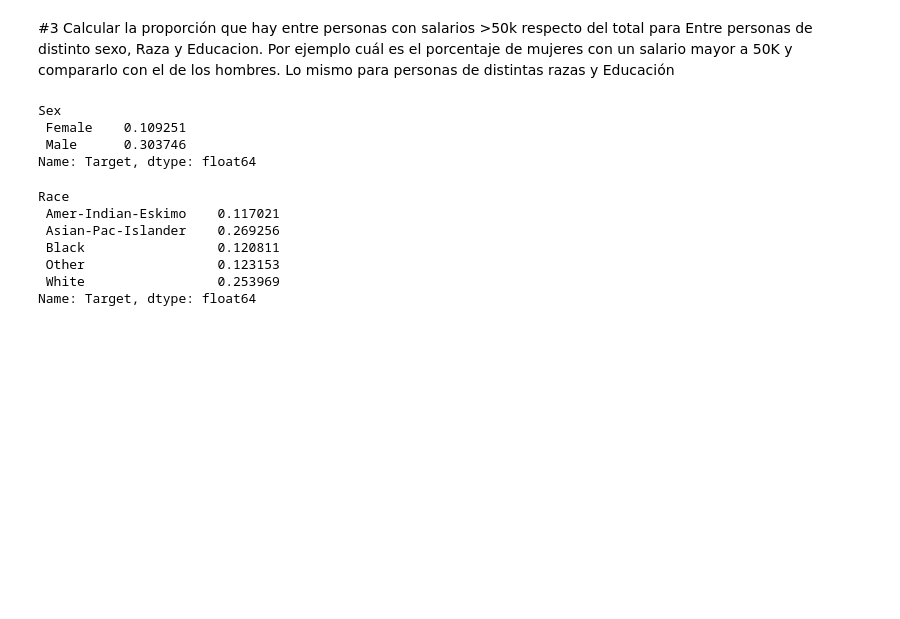
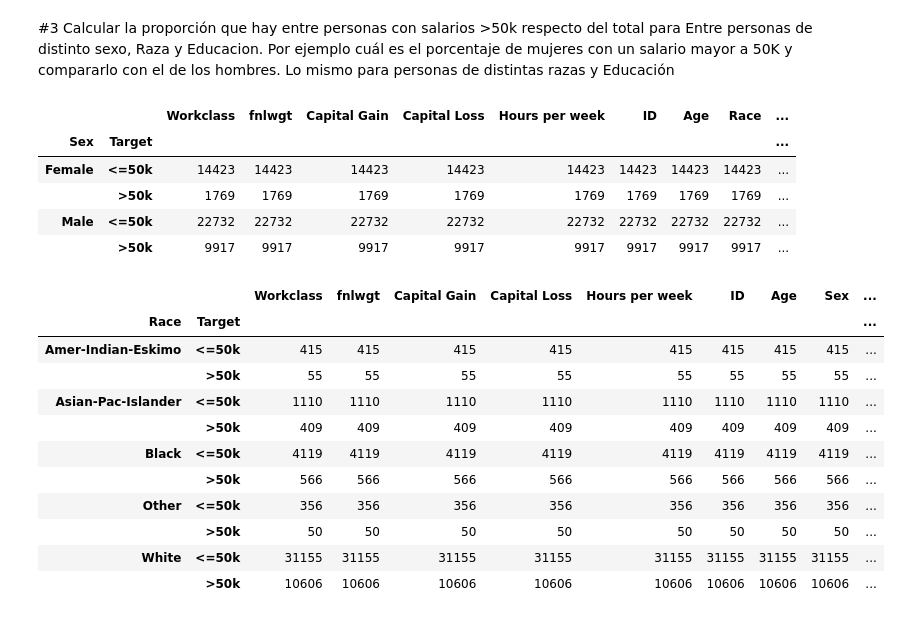
Before and after one commit to edx04/data-science, a Jupyter notebook: WranglingArellano.ipynb, the cells around one changed output. Cells and saved outputs as stored; diff of their text form; code cells hidden in the pictures; blank space fills up the shorter version.

```diff
--- a/WranglingArellano.ipynb
+++ b/WranglingArellano.ipynb
@@ -63,20 +61,27 @@ Name: Target, dtype: int64
 # %% [markdown]
 #3 Calcular la proporción que hay entre personas con salarios >50k respecto del total para Entre personas de distinto sexo, Raza y Educacion. Por ejemplo cuál es el porcentaje de mujeres con un salario mayor a 50K y compararlo con el de los hombres. Lo mismo para personas de distintas razas y Educación
 # %%
-result2.groupby(['Sex']).mean()['Target']
+result2.groupby(['Sex','Target']).count()
 # %% [output]
-Sex
- Female    0.109251
- Male      0.303746
-Name: Target, dtype: float64
+|  |  | Workclass | fnlwgt | Capital Gain | Capital Loss | Hours per week | ID | Age | Race | ... |
+| Sex | Target |  |  |  |  |  |  |  |  | ... |
+| Female | <=50k | 14423 | 14423 | 14423 | 14423 | 14423 | 14423 | 14423 | 14423 | ... |
+|  | >50k | 1769 | 1769 | 1769 | 1769 | 1769 | 1769 | 1769 | 1769 | ... |
+| Male | <=50k | 22732 | 22732 | 22732 | 22732 | 22732 | 22732 | 22732 | 22732 | ... |
+|  | >50k | 9917 | 9917 | 9917 | 9917 | 9917 | 9917 | 9917 | 9917 | ... |
 # %%
-result2.groupby(['Race']).mean()['Target']
+result2.groupby(['Race','Target']).count()
 # %% [output]
-Race
- Amer-Indian-Eskimo    0.117021
- Asian-Pac-Islander    0.269256
- Black                 0.120811
- Other                 0.123153
- White                 0.253969
-Name: Target, dtype: float64
+|  |  | Workclass | fnlwgt | Capital Gain | Capital Loss | Hours per week | ID | Age | Sex | ... |
+| Race | Target |  |  |  |  |  |  |  |  | ... |
+| Amer-Indian-Eskimo | <=50k | 415 | 415 | 415 | 415 | 415 | 415 | 415 | 415 | ... |
+|  | >50k | 55 | 55 | 55 | 55 | 55 | 55 | 55 | 55 | ... |
+| Asian-Pac-Islander | <=50k | 1110 | 1110 | 1110 | 1110 | 1110 | 1110 | 1110 | 1110 | ... |
+|  | >50k | 409 | 409 | 409 | 409 | 409 | 409 | 409 | 409 | ... |
+| Black | <=50k | 4119 | 4119 | 4119 | 4119 | 4119 | 4119 | 4119 | 4119 | ... |
+|  | >50k | 566 | 566 | 566 | 566 | 566 | 566 | 566 | 566 | ... |
+| Other | <=50k | 356 | 356 | 356 | 356 | 356 | 356 | 356 | 356 | ... |
+|  | >50k | 50 | 50 | 50 | 50 | 50 | 50 | 50 | 50 | ... |
+| White | <=50k | 31155 | 31155 | 31155 | 31155 | 31155 | 31155 | 31155 | 31155 | ... |
+|  | >50k | 10606 | 10606 | 10606 | 10606 | 10606 | 10606 | 10606 | 10606 | ... |
 # %%
```
Also changed, not shown: parts of 5 cells of this notebook.
